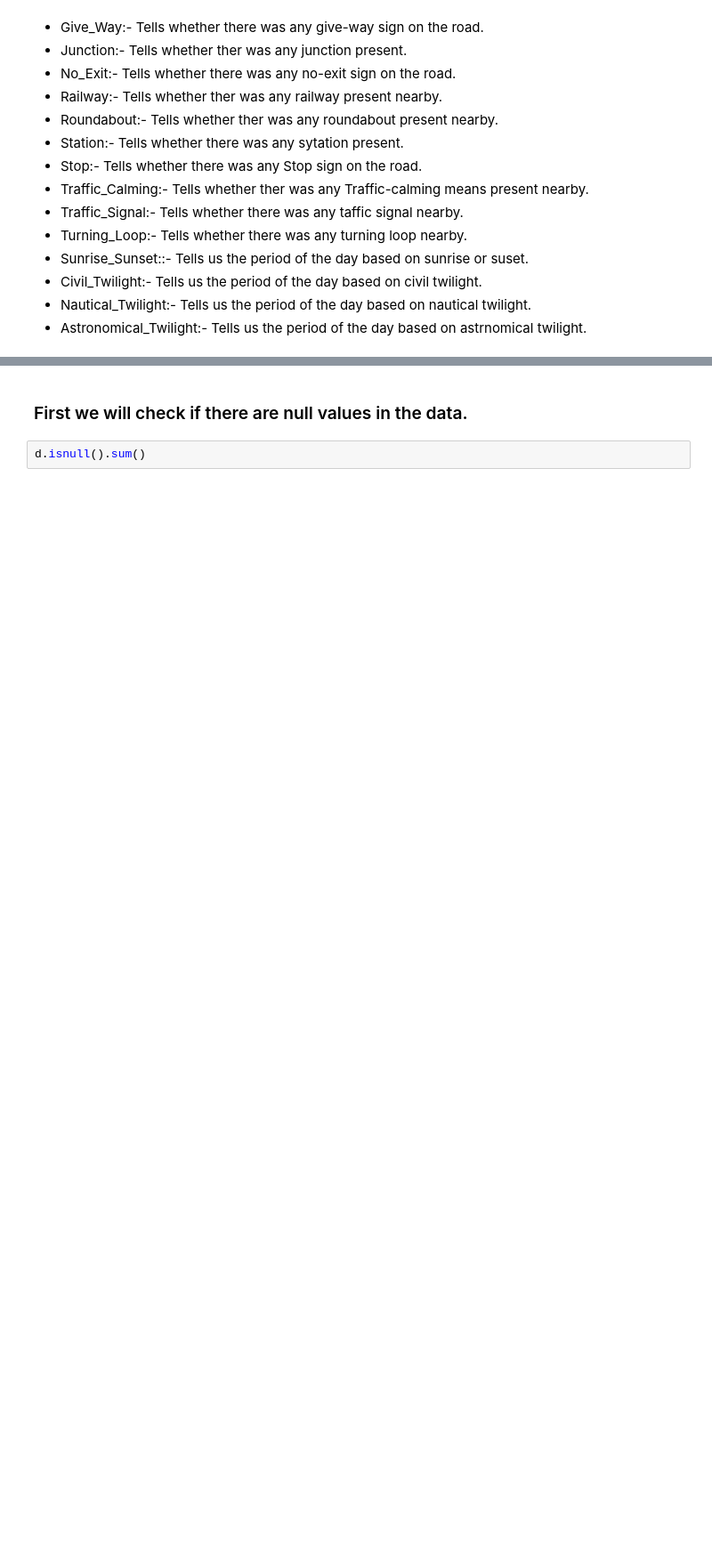
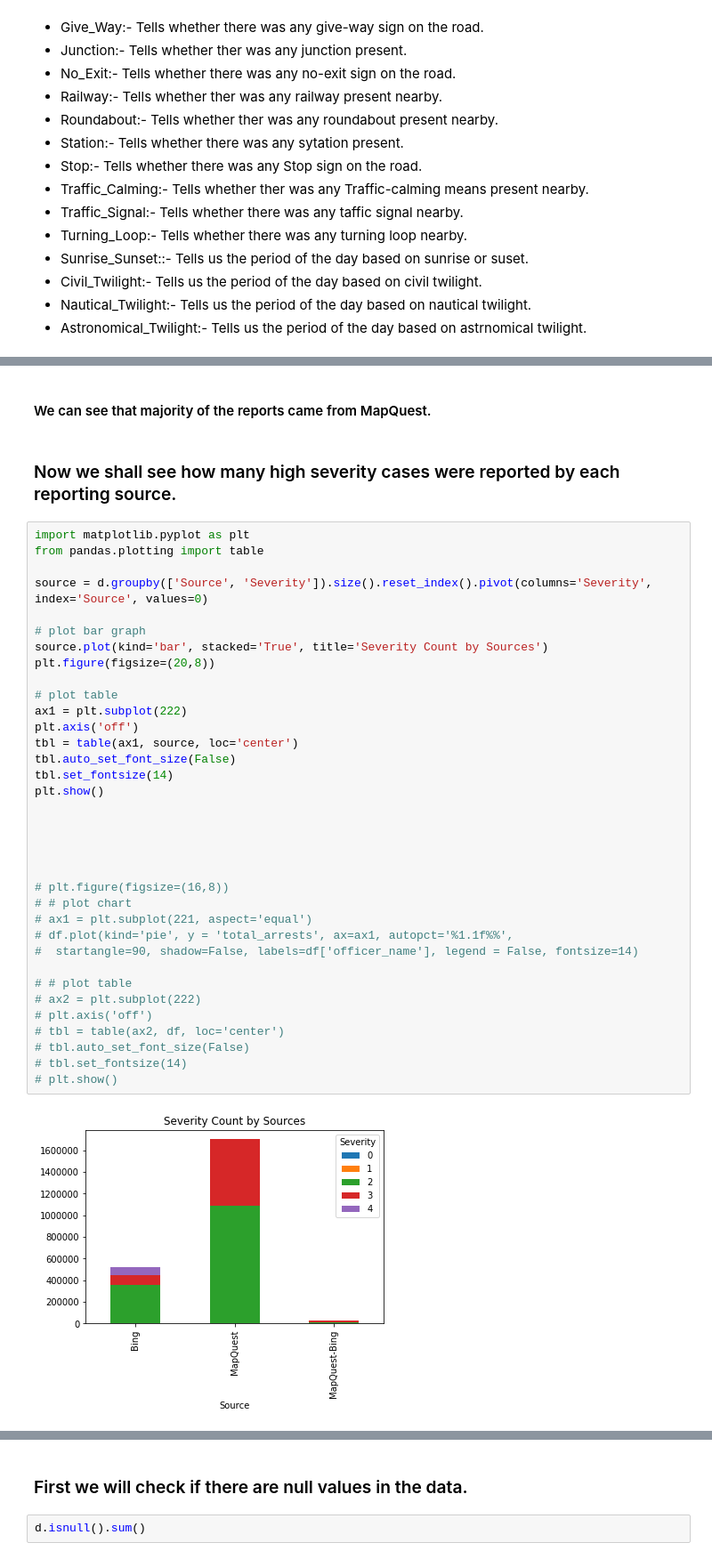
Before and after one commit to rahulmnair1997/US-Accidents-Data-Analysis, a Jupyter notebook: US-accidents.ipynb, the cells around one changed output, grey strips where cells are left out. Shown at 89% size. Cells and saved outputs as stored; diff of their text form; blank space fills up the shorter version.

```diff
--- a/US-accidents.ipynb
+++ b/US-accidents.ipynb
@@ -99,0 +80,41 @@ Index(['ID', 'Source', 'TMC', 'Severity', 'Start_Time', 'End_Time',
+# %% [markdown]
+#### We can see that majority of the reports came from MapQuest.
+# %% [markdown]
+### Now we shall see how many high severity cases were reported by each reporting source.
+# %%
+import matplotlib.pyplot as plt
+from pandas.plotting import table
+
+source = d.groupby(['Source', 'Severity']).size().reset_index().pivot(columns='Severity', index='Source', values=0)
+
+# plot bar graph
+source.plot(kind='bar', stacked='True', title='Severity Count by Sources')
+plt.figure(figsize=(20,8))
+
+# plot table
+ax1 = plt.subplot(222)
+plt.axis('off')
+tbl = table(ax1, source, loc='center')
+tbl.auto_set_font_size(False)
+tbl.set_fontsize(14)
+plt.show()
+
+
+
+
+
+# plt.figure(figsize=(16,8))
+# # plot chart
+# ax1 = plt.subplot(221, aspect='equal')
+# df.plot(kind='pie', y = 'total_arrests', ax=ax1, autopct='%1.1f%%',
+#  startangle=90, shadow=False, labels=df['officer_name'], legend = False, fontsize=14)
+
+# # plot table
+# ax2 = plt.subplot(222)
+# plt.axis('off')
+# tbl = table(ax2, df, loc='center')
+# tbl.auto_set_font_size(False)
+# tbl.set_fontsize(14)
+# plt.show()
+# %% [output]
+[figure, added]
```
Also changed, not shown: parts of 6 cells of this notebook.
